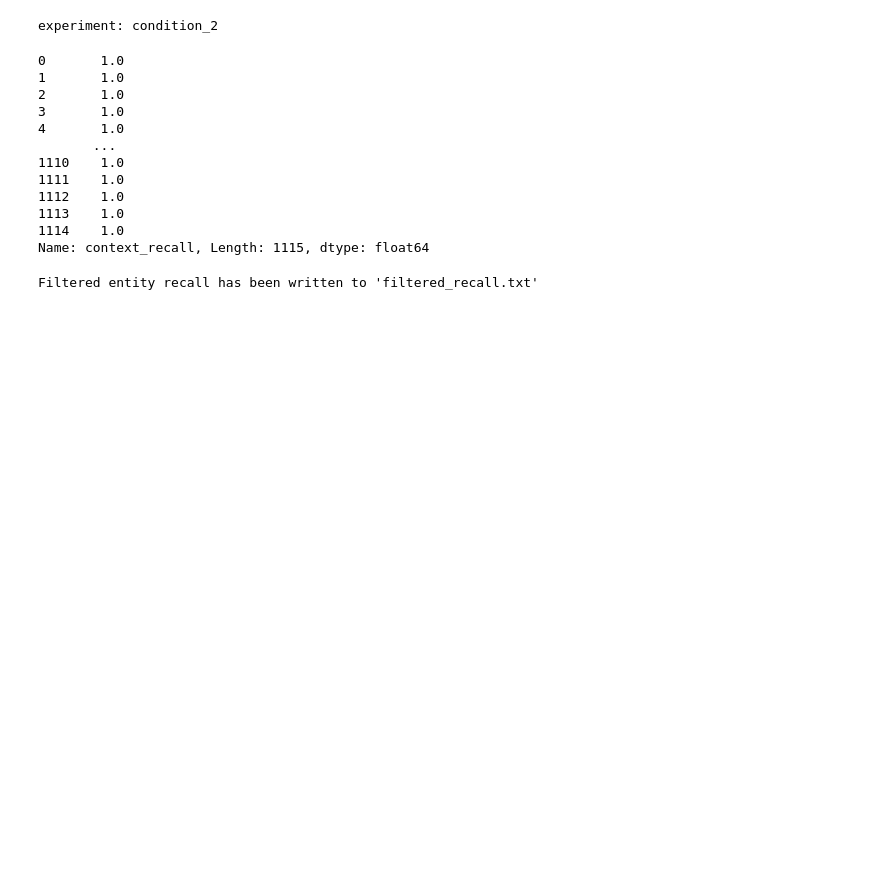
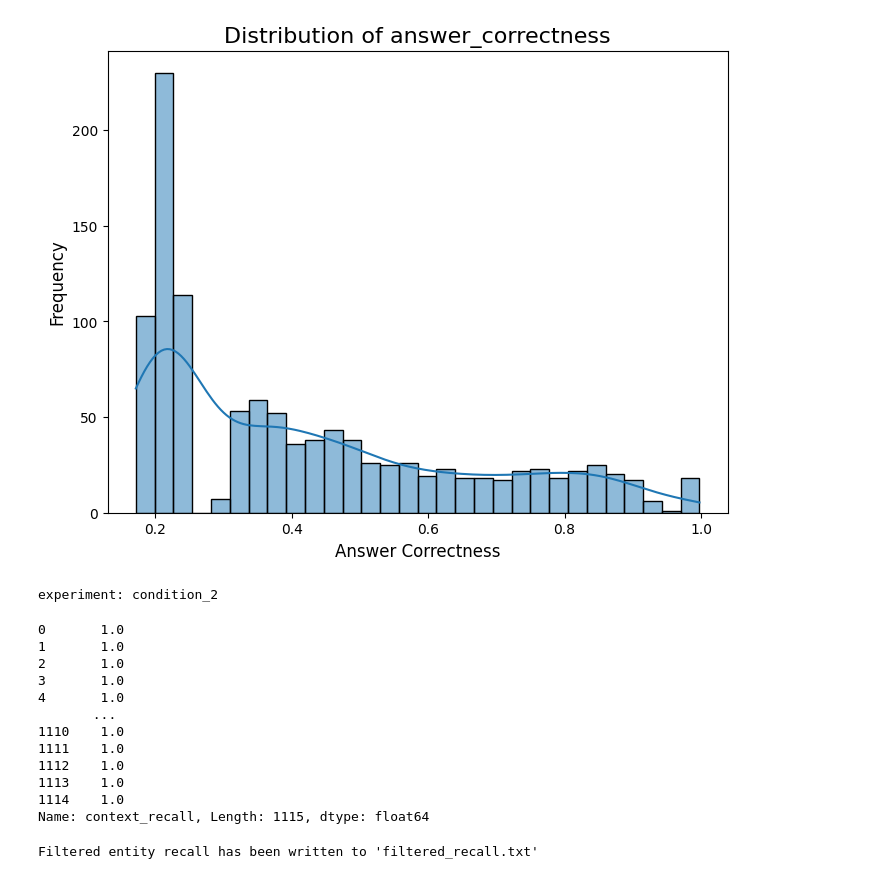
Before and after one commit to zz9tf/Fine-Tuned-GPT-2-with-articles-ground-truth, a Jupyter notebook: code/llamaIndex/experiment/step_5_evluation_score/score/result_reader.ipynb, the cells around one changed output. Saved outputs shown, nothing was run; the diff lists cells and outputs as text; code cells hidden in the pictures; blank space fills up the shorter version.

```diff
--- a/code/llamaIndex/experiment/step_5_evluation_score/score/result_reader.ipynb
+++ b/code/llamaIndex/experiment/step_5_evluation_score/score/result_reader.ipynb
@@ -38,0 +36,2 @@ context_entity_recall: 68.379
+# %%
+df = pd.read_csv(os.path.join("./sentence-splitter-rag_one_retrieved_contexts_dataset_condition_3", "sentence-splitter-rag_one_retrieved_contexts_dataset_condition_3_answer_correctness_2024-11-03-21-34-19.csv"))
@@ -39,3 +65,20 @@ context_entity_recall: 68.379
+# %%
+import matplotlib.pyplot as plt
+import seaborn as sns
+
+# Plot the distribution using seaborn
+plt.figure(figsize=(8, 6))
+sns.histplot(df['answer_correctness'], bins=30, kde=True)
+
+# Add title and labels
+plt.title('Distribution of answer_correctness', fontsize=16)
+plt.xlabel('Answer Correctness', fontsize=12)
+plt.ylabel('Frequency', fontsize=12)
+
+# Show the plot
+plt.show()
+# %% [output]
+[figure, added]
 # %%
 condition = 'condition_2'
 visulize_result_with_condition(condition, matrixes)
```
Also changed, not shown: parts of 7 cells of this notebook, 33 other files.
